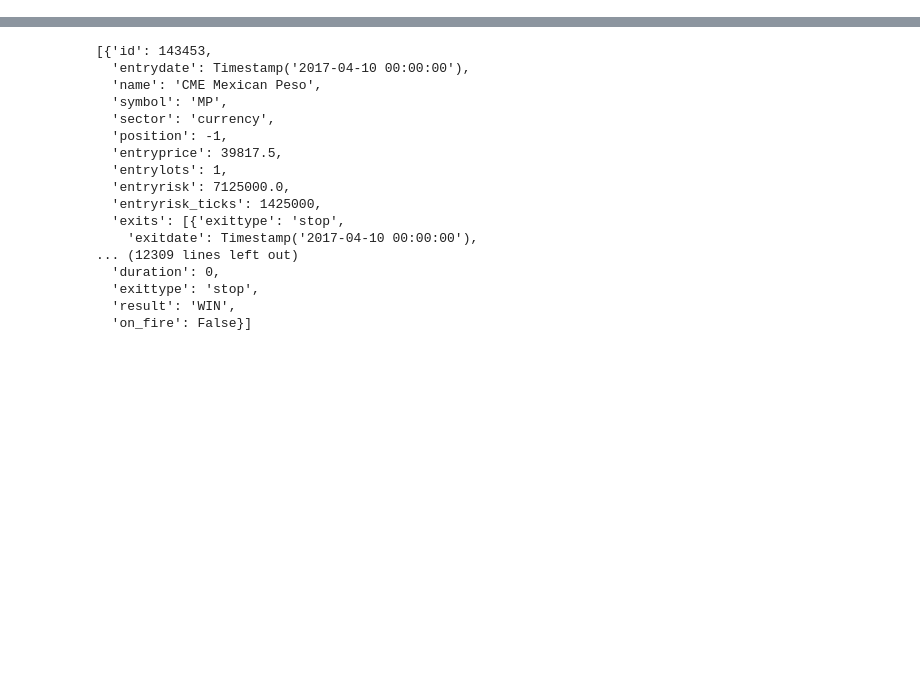
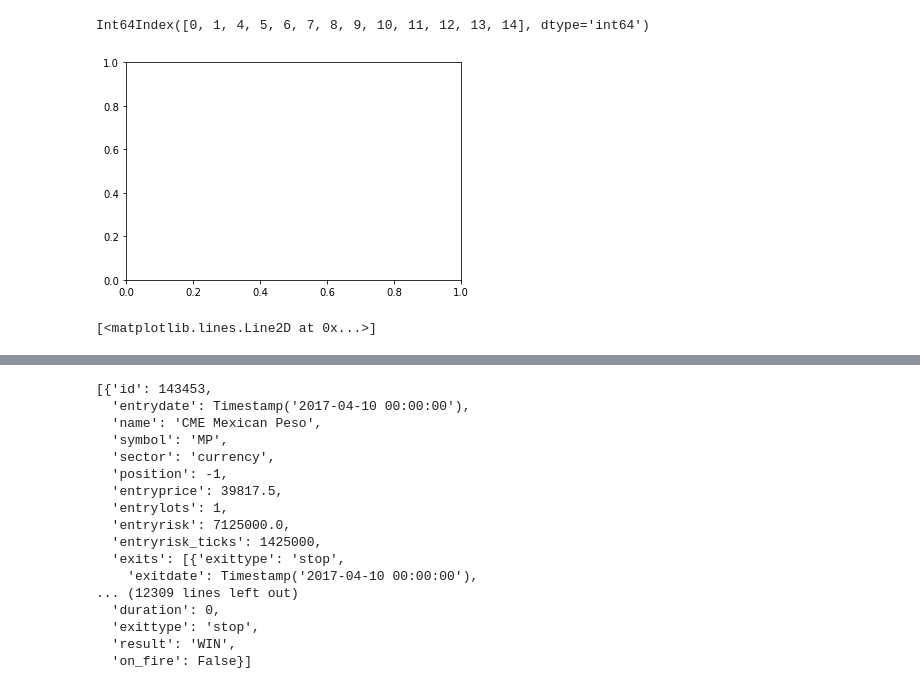
Before and after one commit to zipu/Trading, a Jupyter notebook: test.ipynb, the cells around one changed output, grey strips where cells are left out. Saved outputs shown, nothing was run; the diff lists cells and outputs as text; code cells hidden in the pictures; blank space fills up the shorter version.

```diff
--- a/test.ipynb
+++ b/test.ipynb
@@ -49,0 +221,12 @@ system.summary(level=0)
+# %%
+cumprofit[cumprofit>0].index
+# %% [output]
+Int64Index([0, 1, 4, 5, 6, 7, 8, 9, 10, 11, 12, 13, 14], dtype='int64')
+# %%
+ax = plt.subplot()
+# %% [output]
+[figure, added]
+# %%
+ax.plot(cumprofit)
+# %% [output]
+[<matplotlib.lines.Line2D at 0x...>]
```
Also changed, not shown: parts of 51 cells of this notebook, 16 other files.
